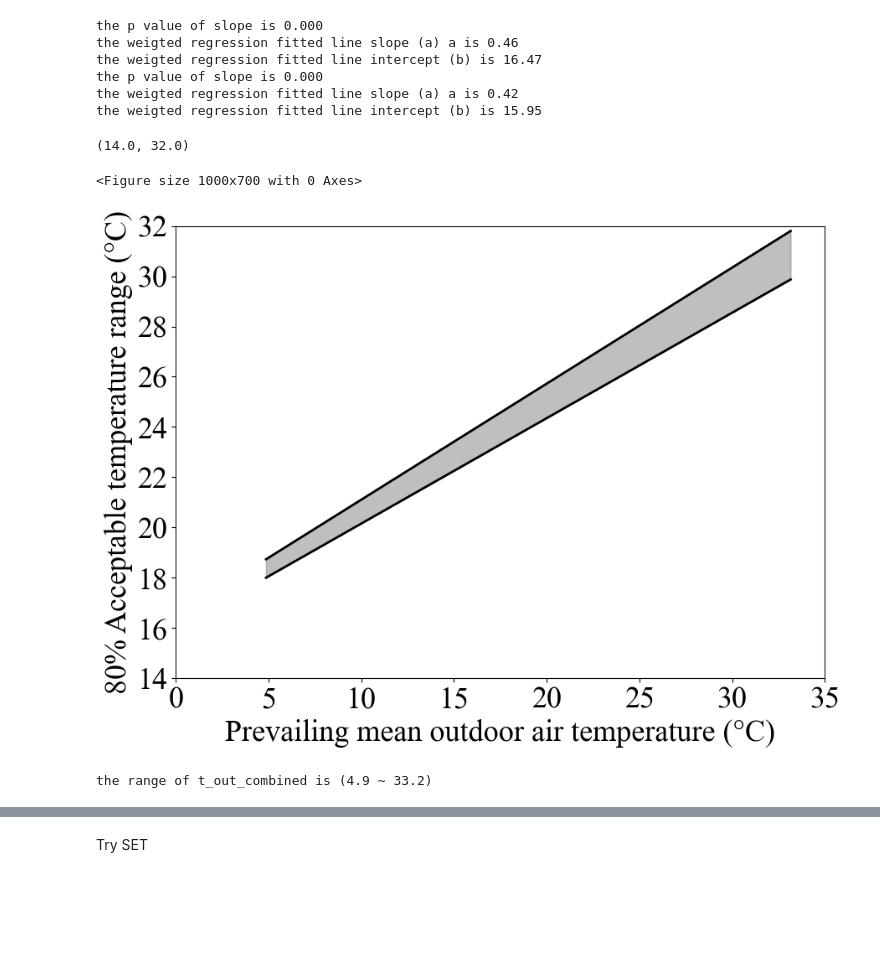
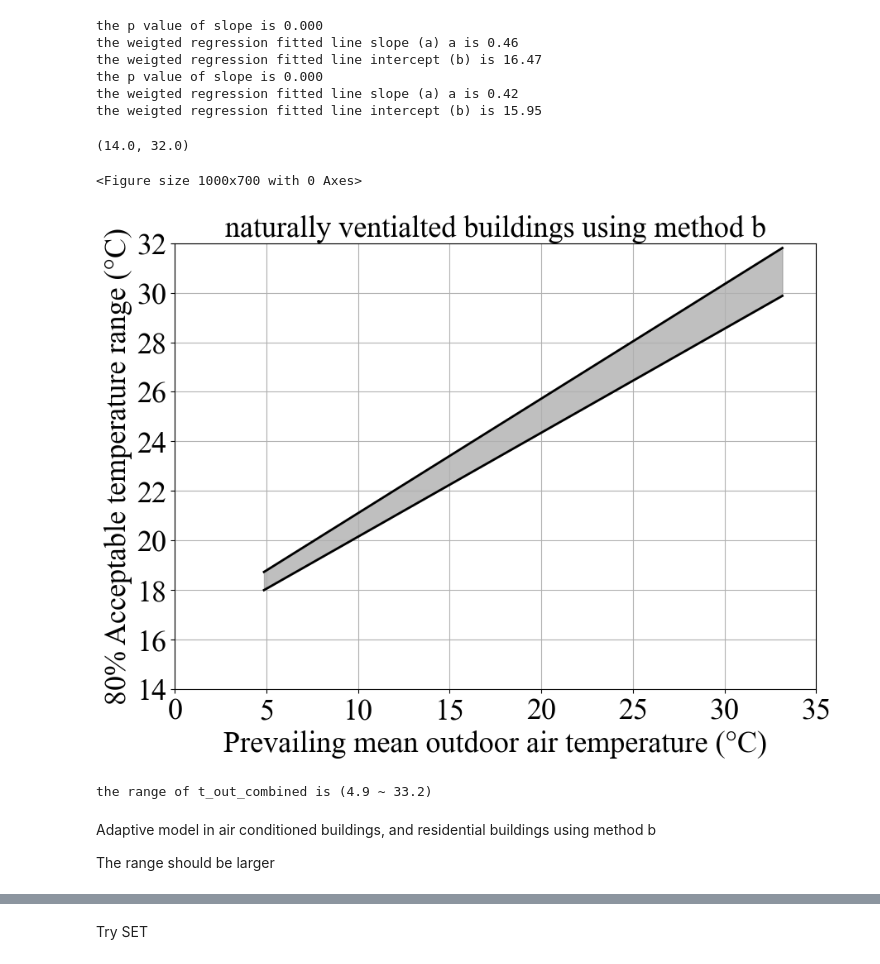
Before and after one commit to ruijis/causal-thinking-neutral-temperature, a Jupyter notebook: two-linear-regressions.ipynb, the cells around one changed output, grey strips where cells are left out. Drawn from its saved outputs; the diff is of its cells as text; code cells hidden in the pictures; blank space fills up the shorter version.

Commit message:
try diffferent building types

```diff
--- a/two-linear-regressions.ipynb
+++ b/two-linear-regressions.ipynb
@@ -271,7 +271,7 @@ df_means = df_data.groupby('building_id')[mean_cols].mean()
 # Reset the index of df_means to make 'building_id' a column again
 df_means.reset_index(inplace=True)
 # Merge df_means with the metadata
-df_bldg = df_means.merge(df_meta[['building_id', 'records', 'cooling_type', 'database']], on='building_id', how='left')
+df_bldg = df_means.merge(df_meta[['building_id', 'records', 'cooling_type', 'building_type']], on='building_id', how='left')
 # reset the building cooling type string type
 df_bldg['cooling_type'] = df_bldg['cooling_type'].str.title()
 df_bldg.head()
@@ -711,38 +716,42 @@ sort_index = np.argsort(t_out_combined)
 t_out_combined = t_out_combined[sort_index]
 up_line = (up_b_slope*t_out_combined + up_b_intercept)[sort_index]
 low_line = (low_b_slope*t_out_combined + low_b_intercept)[sort_index]
 
 # draw grey band between the two lines
 plt.figure(figsize=(10, 7))
 plt.plot(t_out_combined, up_b_slope*t_out_combined+up_b_intercept, color='black', linewidth=2)
 plt.plot(t_out_combined, low_b_slope*t_out_combined+low_b_intercept, color='black', linewidth=2)
 plt.fill_between(t_out_combined, up_b_slope*t_out_combined+up_b_intercept, low_b_slope*t_out_combined+low_b_intercept, color='grey', alpha=0.5)
 plt.xlabel('Prevailing mean outdoor air temperature (°C)', fontsize=26)
 plt.ylabel("80% Acceptable temperature range (°C)", rotation=90, fontsize=26)
 plt.xticks(fontsize=26)
 plt.yticks(fontsize=26)
 plt.grid(True)
 plt.rcParams['font.family'] = 'Times New Roman'
 
 # # Move y-axis label to the top and adjust the distance
 # ax = plt.gca()
 # ax.xaxis.set_label_coords(1, -0.1)
 # ax.yaxis.set_label_coords(-0.08, 1)
 # # alighn label right in the text box
 # ax.yaxis.get_label().set_ha('right')  # this line is added for horizontal alignment to the right
 # ax.xaxis.get_label().set_ha('right')  # this line is added for horizontal alignment to the right
 
-
-plt.grid(False)
+plt.title('naturally ventialted buildings using method b', fontsize=26)
+plt.grid(True)
 # set the x-axis range from 5 to 35 and y-axis range from 14 to 32
 plt.xlim(0, 35)
 plt.ylim(14, 32)
 # %% [output]
 (14.0, 32.0)
 <Figure size 1000x700 with 0 Axes>
-[figure, old version]
+[figure, new version]
 # %%
 # print the range of t_out_combined
 print('the range of t_out_combined is ({:.1f}'.format(df_bldg_nv_b['t_out_combined'].min()), '~ {:.1f})'.format(df_bldg_nv_b['t_out_combined'].max()))
 # %% [output]
 the range of t_out_combined is (4.9 ~ 33.2)
+# %% [markdown]
+Adaptive model in air conditioned buildings, and residential buildings using method b
+
+The range should be larger
```
Also changed, not shown: parts of 16 cells of this notebook.
